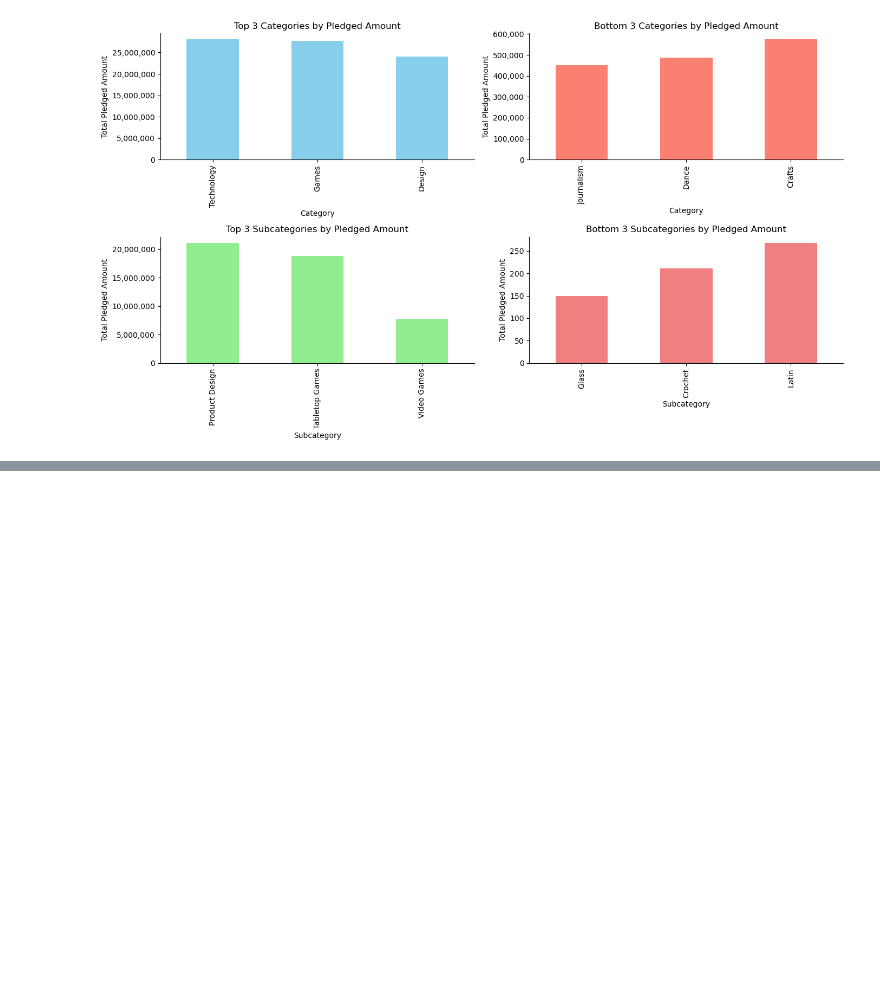
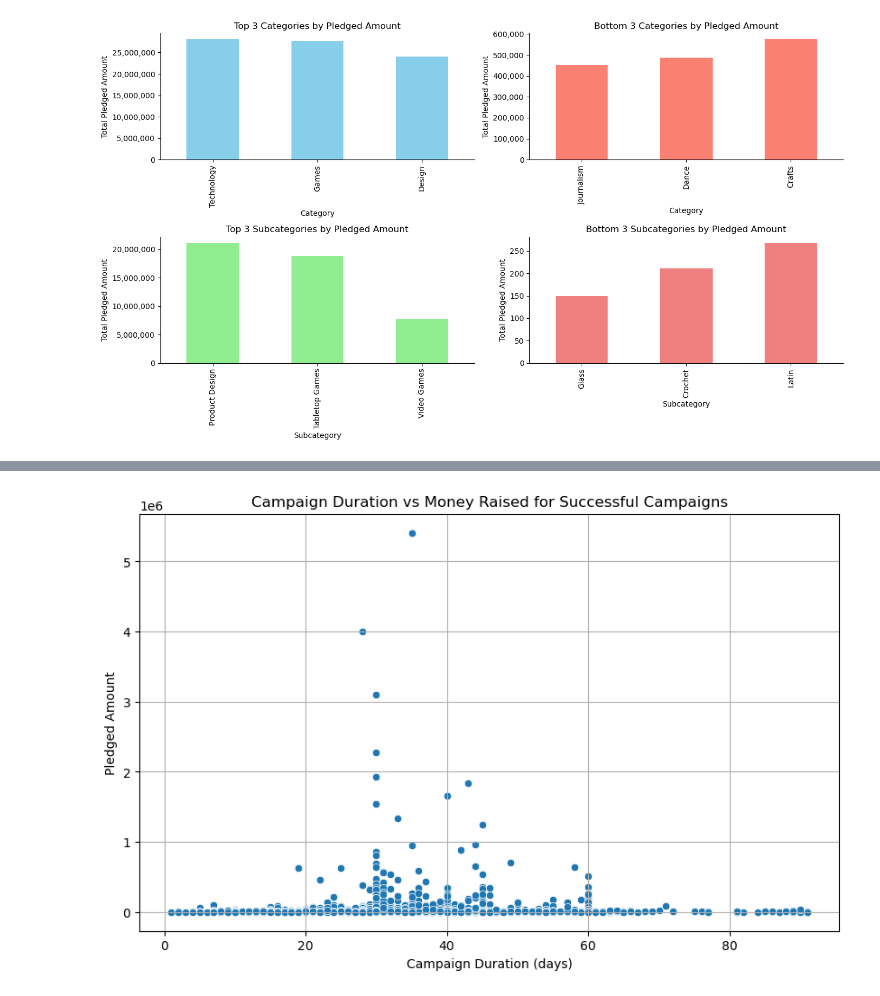
Before and after one commit to atroitskaia/kickstarter_project-, a Jupyter notebook: KickstarterProject.ipynb, the cells around one changed output, grey strips where cells are left out. Drawn from its saved outputs; the diff is of its cells as text; code cells hidden in the pictures; blank space fills up the shorter version.

```diff
--- a/KickstarterProject.ipynb
+++ b/KickstarterProject.ipynb
@@ -601,0 +609,29 @@ df.head()
+# %%
+# Calculating what campaigns were more successful longer or shorter
+# converting launched and deadline columns to datetime
+df['pledged'] = df['pledged'].round()
+df['launched'] = pd.to_datetime(df['launched'])
+df['deadline'] = pd.to_datetime(df['deadline'])
+# %%
+# Calculating campaign duration
+df['campaign_duration'] = (df['deadline'] - df['launched']).dt.days
+# %%
+# filter successful campaigns
+successful_campaigns = df[df['outcome']=='successful']
+# %%
+
+
+plt.figure(figsize=(10, 6))
+def format_ticks(x, pos):
+    return '{:,.0f}'.format(x)
+
+formatter = ticker.FuncFormatter(format_ticks)
+
+sns.scatterplot(x='campaign_duration', y='pledged', data=successful_campaigns)
+plt.title('Campaign Duration vs Money Raised for Successful Campaigns')
+plt.xlabel('Campaign Duration (days)')
+plt.ylabel('Pledged Amount')
+plt.grid(True)
+plt.show()
+# %% [output]
+[figure, added]
```
Also changed, not shown: parts of 16 cells of this notebook.
